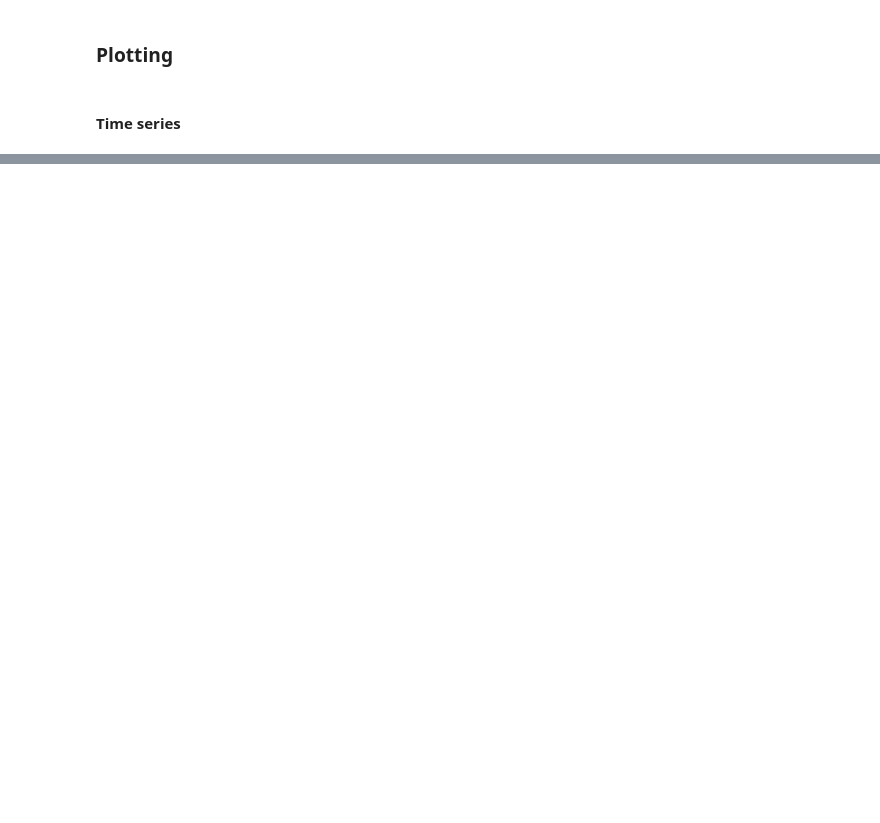
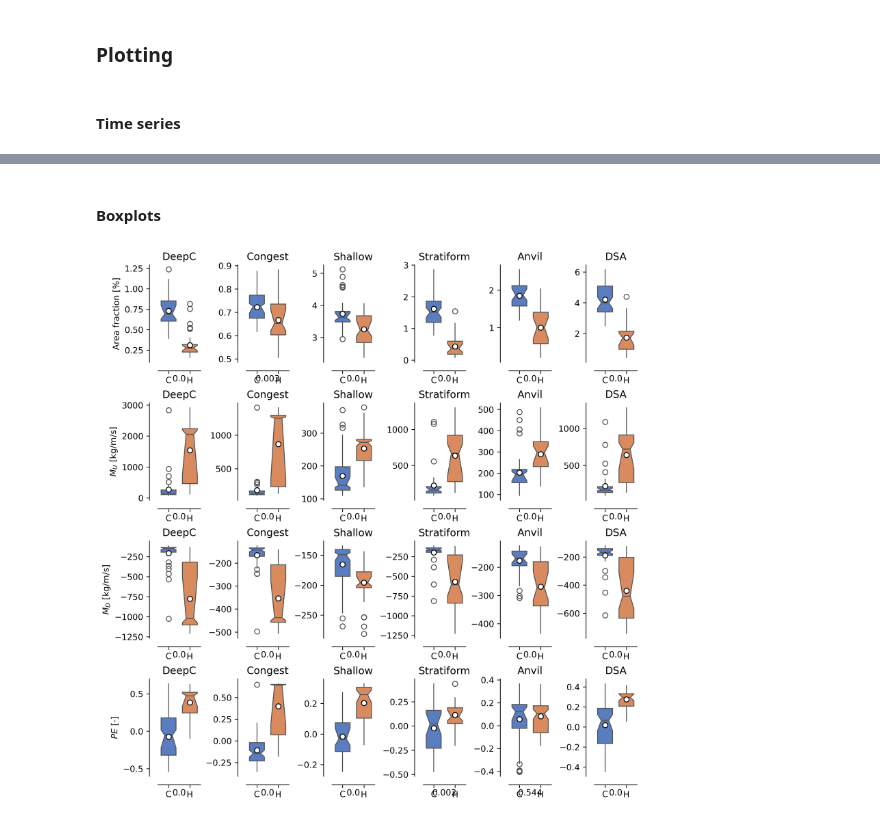
Before and after one commit to jhruppert/tc-crfrad, a Jupyter notebook: analysis/mpas_aquapl_pe.ipynb, the cells around one changed output, grey strips where cells are left out. Cells and saved outputs as stored; diff of their text form; code cells hidden in the pictures; blank space fills up the shorter version.

```diff
--- a/analysis/mpas_aquapl_pe.ipynb
+++ b/analysis/mpas_aquapl_pe.ipynb
@@ -121,0 +227,70 @@ plt.show()
+# %% [markdown]
+#### Boxplots
+# %%
+from scipy.stats import ttest_ind
+
+def plot_boxplots(pltvar, axs, ntest, it_max, ytitle):
+      axs[0].set_ylabel(ytitle)
+      for iclass, iax in enumerate(axs):
+            iax.set_title(pclass_names_long[iclass])
+            colors = sns.color_palette()[:2]
+            sns.boxplot([pltvar[iexp,iclass,:it_max] for iexp in range(ntest)],
+                        width=0.7, showmeans=True,
+                        meanprops={"marker":"o", "markerfacecolor":"white",
+                              "markeredgecolor":"black", "markersize":"6"},
+                        palette=colors,
+                        ax=iax, notch=True, showcaps=False, bootstrap=10000,
+                        showfliers=True,)
+            iax.set_xticklabels(['C', 'H'])
+
+            # Add t-test
+            t_stat, p_value = ttest_ind(pltvar[0,iclass,:it_max],
+                                    pltvar[1,iclass,:it_max],
+                                    equal_var=True)
+            iax.text(0.5, -0.13, str(np.round(p_value, 3)),
+                  ha='center', va='top', transform=iax.transAxes)#, fontsize=10)
+      return None
+
+t_max = 5
+it_max = t_max*4
+it_max = len(times)
+
+# create figure
+fig_x = 1.3*nclass + 1
+fig_y = 9
+fig, axs = plt.subplots(4,nclass, figsize=(fig_x,fig_y), layout="constrained", dpi=300)
+sns.set_palette('muted')
+
+it_max = np.max(np.where(~np.isnan(pclass_frac[1,0,:]))[0]) + 1
+
+# PClass Area
+pltvar = pclass_frac
+ytitle = 'Area fraction [%]'
+plot_boxplots(pltvar, axs.flatten()[0:nclass], ntest, it_max, ytitle)
+
+# M_U
+pltvar = mu
+ytitle = '$M_U$ [kg/m/s]'
+plot_boxplots(pltvar, axs.flatten()[nclass:nclass*2], ntest, it_max, ytitle)
+
+# M_D
+pltvar = md
+ytitle = '$M_D$ [kg/m/s]'
+plot_boxplots(pltvar, axs.flatten()[nclass*2:nclass*3], ntest, it_max, ytitle)
+
+# M_D
+pltvar = 1 - (-md/mu)
+ytitle = '$PE$ [-]'
+plot_boxplots(pltvar, axs.flatten()[nclass*3:nclass*4], ntest, it_max, ytitle)
+
+for iaxs in axs.flatten():
+      sns.despine(offset=10,ax=iaxs, top=True, right=True)
+#     sns.despine(offset=10,ax=iaxs, bottom=True)
+#     # Remove x-ticks
+#     iaxs.set_xticks([])
+
+# axs[-1].set_xlabel('Time [days]')
+axs[0,0].legend(loc="lower left", frameon=False, fontsize=12)#, bbox_to_anchor=(0.05, 0.05))
+plt.show()
+# %% [output]
+[figure, added]
```
Also changed, not shown: parts of 11 cells of this notebook, 2 other files.
